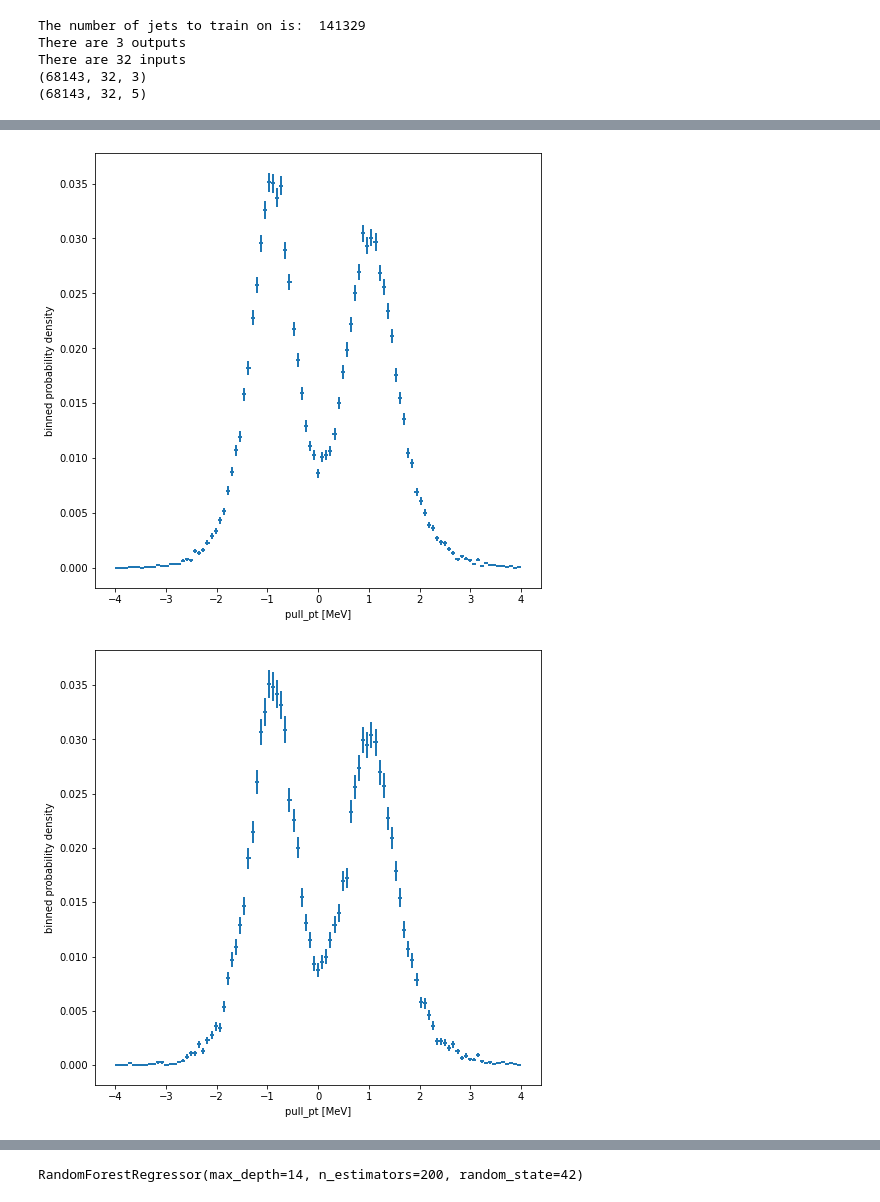
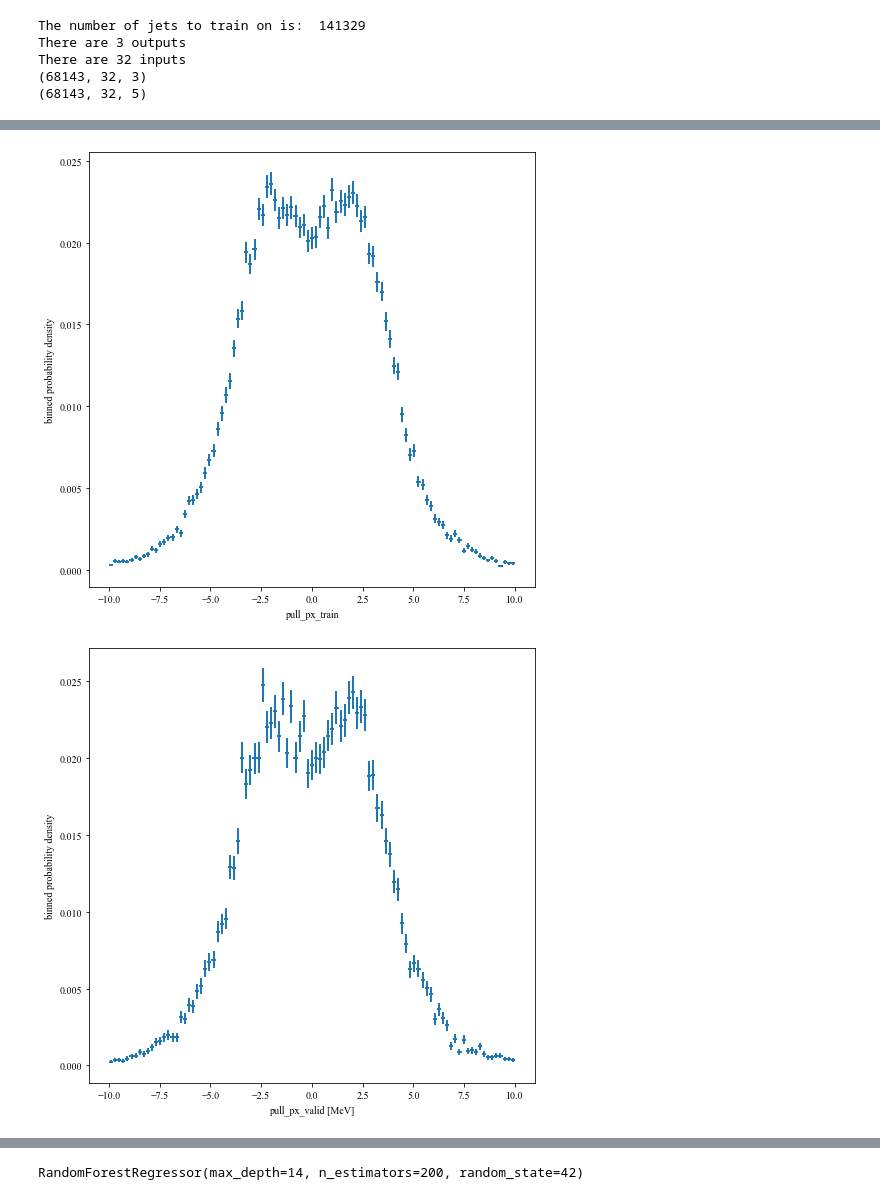
Before and after one commit to InquisitorNova/hffragKaylen, a Jupyter notebook: ThePlayground.ipynb, the cells around one changed output, grey strips where cells are left out. Drawn from its saved outputs; the diff is of its cells as text; code cells hidden in the pictures.

```diff
--- a/ThePlayground.ipynb
+++ b/ThePlayground.ipynb
@@ -19,5 +19,12 @@ import DeepSetNeuralNetArchitecture
+# %%
+%matplotlib inline
+plt.rcParams['axes.facecolor'] = 'white'
+plt.rcParams['savefig.facecolor'] = 'red'
+plt.rc('text',usetex = False)
+plt.rc('font',family = 'Times New Roman')
+%config InlineBackend.print_figure_kwargs={'facecolor' : "w"}
 # %%
-path = "/home/physics/phujdj/DeepLearningParticlePhysics/CheckPoints/DeepNetWeights&Biases-{epoch:04d}.ckpt"
+path = "/home/physics/phujdj/DeepLearningParticlePhysics/CheckPoints_2/DeepNetWeights&Biases.ckpt"
 checkpoint = os.path.dirname(path)
 latest_DeepNet = tf.train.latest_checkpoint(checkpoint)
 # %%
@@ -27,7 +34,7 @@ tree = uproot.open("hffrag.root:CharmAnalysis")
 # %%
 MAXEVENTS = 1e20
 MAXTRACKS = 32
-LR = 5e-3
+LR = 1e-4
 # %%
 #Read in the data from the root file
 track_features = ["AnalysisTracks_pt","AnalysisTracks_eta","AnalysisTracks_phi","AnalysisTracks_z0sinTheta","AnalysisTracks_d0sig","AnalysisTracks_d0","AnalysisTracks_d0sigPV","AnalysisTracks_d0PV"]
@@ -94,12 +108,11 @@ maximal_learning_rate = 1e-3,
 scale_fn = lambda x: 0.90 ** x,
 step_size = 2.0 * steps_per_epoch
 )
-optimizer = tf.keras.optimizers.Adam(clr)
+optimizer = tf.keras.optimizers.Nadam(LR,clipnorm = 1.0)
 
-#Builds the deep neural network
-track_layers = [32,32,32,32,32]
-jet_layers = [64,64,64,64,64]
+# Builds the deep neural network
+track_layers = [100,100,100,100]
+jet_layers = [100,100,100,100]
 DeepNet = DeepSetNeuralNetArchitecture.DeepSetNeuralNetwork(
     [len(track_features)]+track_layers, jet_layers,3,optimizer)
-DeepNet.summary()
 # %% [output]
@@ -423,17 +436,17 @@ fig
 # %%
 #Plot the distribution of tranverse momentum error.
-fig = binneddensity(pull_px_train, fixedbinning(-4.0, 4.0, 100),
-                    xlabel="pull_pt [MeV]")
+fig = binneddensity(pull_px_train, fixedbinning(-10.0, 10.0, 100),
+                    xlabel="pull_px_train")
 fig
 # %% [output]
-[figure, old version]
+[figure, new version]
 # %%
 #Plot the distribution of tranverse momentum error.
-fig = binneddensity(pull_px_valid, fixedbinning(-4.0, 4.0, 100),
-                    xlabel="pull_pt [MeV]")
+fig = binneddensity(pull_px_valid, fixedbinning(-10.0, 10.0, 100),
+                    xlabel="pull_px_valid [MeV]")
 fig
 # %% [output]
-[figure, old version]
+[figure, new version]
 # %%
 #Plot the distribution of tranverse momentum error.
 fig = binneddensity(pull_px, fixedbinning(-5, 5, 100),
```
Also changed, not shown: parts of 61 cells of this notebook, 8 other files.
